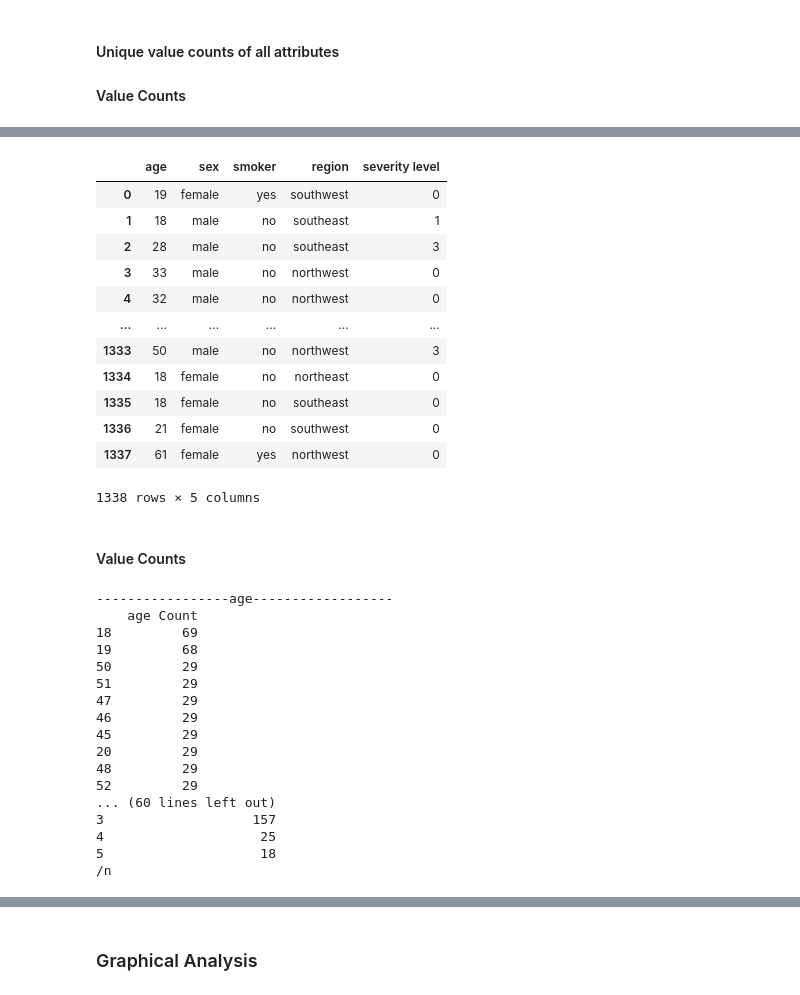
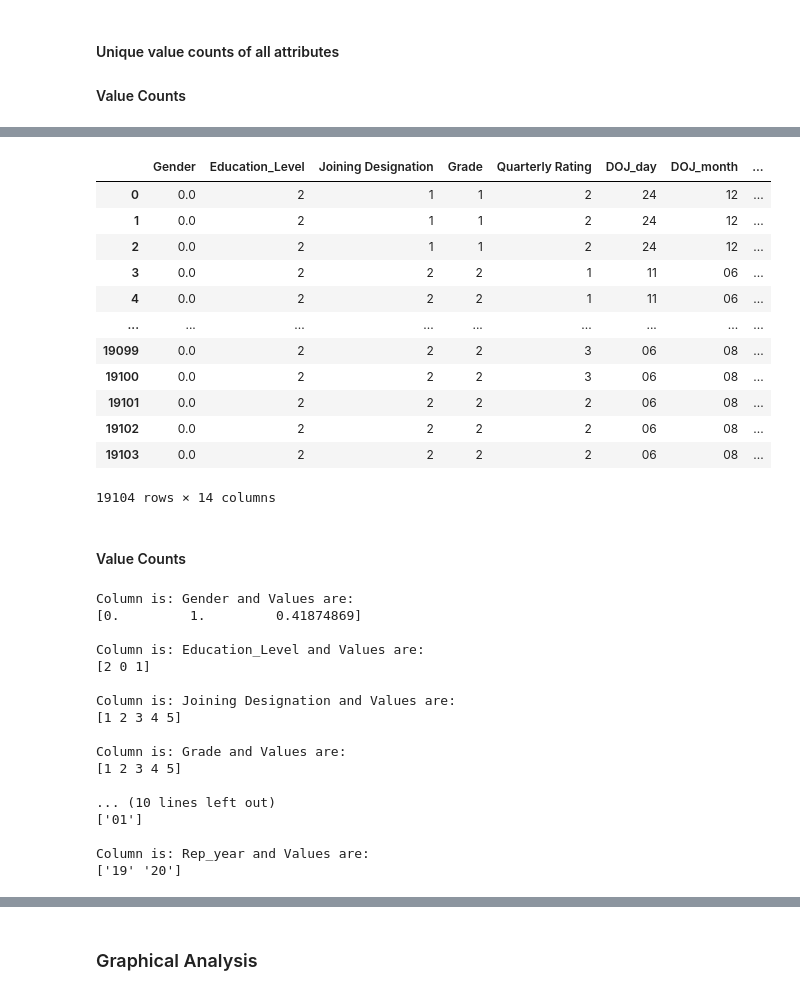
Before and after one commit to PrithiviRajMK/ScalerProjects, a Jupyter notebook: OLA.ipynb, the cells around one changed output, grey strips where cells are left out. Cells and saved outputs as stored; diff of their text form; code cells hidden in the pictures.

```diff
--- a/OLA.ipynb
+++ b/OLA.ipynb
@@ -355,46 +376,45 @@ hospitalization charges    1320
 dtype: int64
-# %%
-subset_df = work_df.iloc[:,[0,1,2,3,5]]
-subset_df
-# %% [output]
-|  | age | sex | smoker | region | severity level |
-| 0 | 19 | female | yes | southwest | 0 |
-| 1 | 18 | male | no | southeast | 1 |
-| 2 | 28 | male | no | southeast | 3 |
-| 3 | 33 | male | no | northwest | 0 |
-| 4 | 32 | male | no | northwest | 0 |
-| ... | ... | ... | ... | ... | ... |
-| 1333 | 50 | male | no | northwest | 3 |
-| 1334 | 18 | female | no | northeast | 0 |
-| 1335 | 18 | female | no | southeast | 0 |
-| 1336 | 21 | female | no | southwest | 0 |
-| 1337 | 61 | female | yes | northwest | 0 |
-1338 rows × 5 columns
+# %%
+subset_df = work_df.iloc[:,[3,5,9,10,12,13,14,15,16,17,18,19,20,21]]
+subset_df
+# %% [output]
+|  | Gender | Education_Level | Joining Designation | Grade | Quarterly Rating | DOJ_day | DOJ_month | ... |
+| 0 | 0.0 | 2 | 1 | 1 | 2 | 24 | 12 | ... |
+| 1 | 0.0 | 2 | 1 | 1 | 2 | 24 | 12 | ... |
+| 2 | 0.0 | 2 | 1 | 1 | 2 | 24 | 12 | ... |
+| 3 | 0.0 | 2 | 2 | 2 | 1 | 11 | 06 | ... |
+| 4 | 0.0 | 2 | 2 | 2 | 1 | 11 | 06 | ... |
+| ... | ... | ... | ... | ... | ... | ... | ... | ... |
+| 19099 | 0.0 | 2 | 2 | 2 | 3 | 06 | 08 | ... |
+| 19100 | 0.0 | 2 | 2 | 2 | 3 | 06 | 08 | ... |
+| 19101 | 0.0 | 2 | 2 | 2 | 2 | 06 | 08 | ... |
+| 19102 | 0.0 | 2 | 2 | 2 | 2 | 06 | 08 | ... |
+| 19103 | 0.0 | 2 | 2 | 2 | 2 | 06 | 08 | ... |
+19104 rows × 14 columns
 # %% [markdown]
 #### Value Counts
 # %%
-# Value counts of subset of dataframe
+# Value counts of certain attributes
 for col in subset_df.columns:
-    print(f"-----------------{col}------------------")
-    attribute_cnt = {f'{col} Count' : subset_df[col].value_counts()}
-    attribute_cnt = pd.DataFrame(attribute_cnt)
-    print(attribute_cnt)
-    print("/n")
+  if len(subset_df[col].unique())<10:
+    print(f"Column is: {col} and Values are:")
+    print(subset_df[col].unique())
+    print()
 # %% [output]
------------------age------------------
-    age Count
-18         69
-19         68
-50         29
-51         29
-47         29
-46         29
-45         29
-20         29
-48         29
-52         29
-... (60 lines left out)
-3                   157
-4                    25
-5                    18
-/n
+Column is: Gender and Values are:
+[0.         1.         0.41874869]
+
+Column is: Education_Level and Values are:
+[2 0 1]
+
+Column is: Joining Designation and Values are:
+[1 2 3 4 5]
+
+Column is: Grade and Values are:
+[1 2 3 4 5]
+
+... (10 lines left out)
+['01']
+
+Column is: Rep_year and Values are:
+['19' '20']
```
Also changed, not shown: parts of 11 cells of this notebook.
